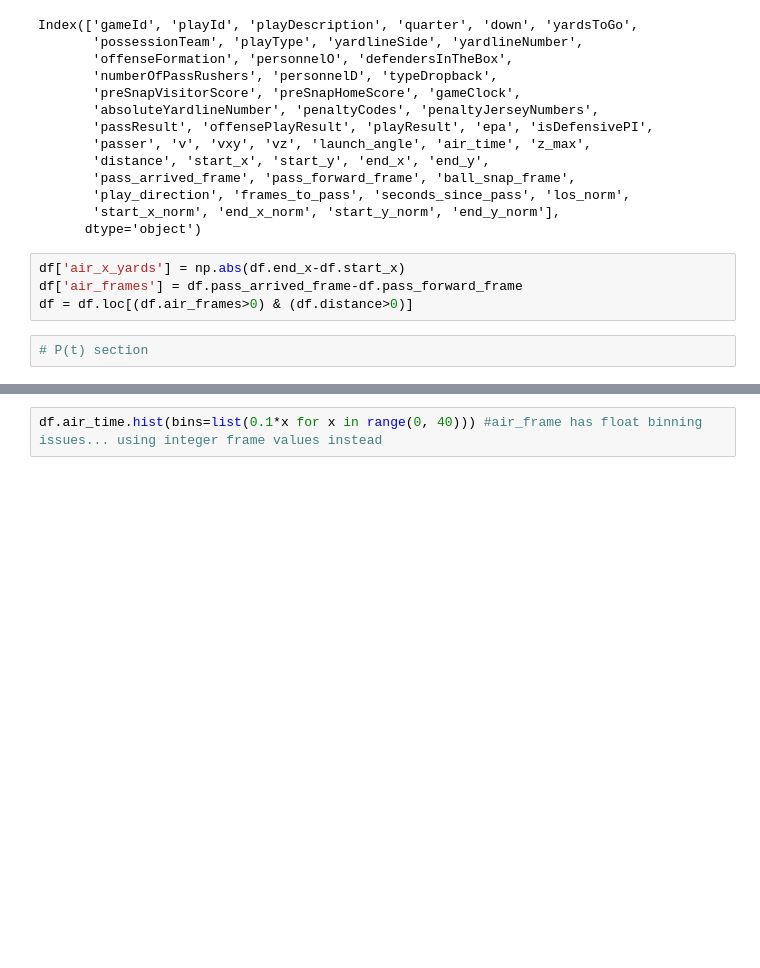
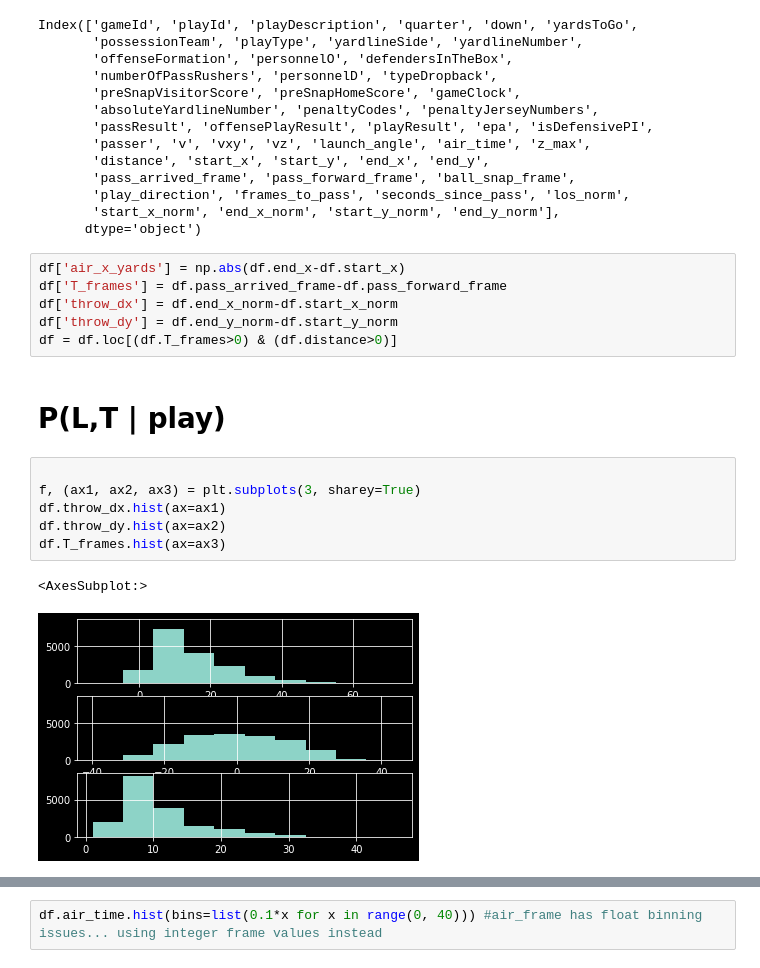
Before and after one commit to uditrana/BigDataBowl, a Jupyter notebook: analysis/historical-L-T.ipynb, the cells around one changed output, grey strips where cells are left out. Saved outputs shown, nothing was run; the diff lists cells and outputs as text; blank space fills up the shorter version.

```diff
--- a/analysis/tof by seconds after snap.ipynb
+++ b/analysis/historical-L-T.ipynb
@@ -33,7 +33,18 @@ Index(['gameId', 'playId', 'playDescription', 'quarter', 'down', 'yardsToGo',
       dtype='object')
 # %%
 df['air_x_yards'] = np.abs(df.end_x-df.start_x)
-df['air_frames'] = df.pass_arrived_frame-df.pass_forward_frame
-df = df.loc[(df.air_frames>0) & (df.distance>0)]
+df['T_frames'] = df.pass_arrived_frame-df.pass_forward_frame
+df['throw_dx'] = df.end_x_norm-df.start_x_norm
+df['throw_dy'] = df.end_y_norm-df.start_y_norm
+df = df.loc[(df.T_frames>0) & (df.distance>0)]
-# %%
-# P(t) section
+# %% [markdown]
+# P(L,T | play)
+# %%
+
+f, (ax1, ax2, ax3) = plt.subplots(3, sharey=True)
+df.throw_dx.hist(ax=ax1)
+df.throw_dy.hist(ax=ax2)
+df.T_frames.hist(ax=ax3)
+# %% [output]
+<AxesSubplot:>
+[figure, added]
```
Also changed, not shown: parts of 17 cells of this notebook.
